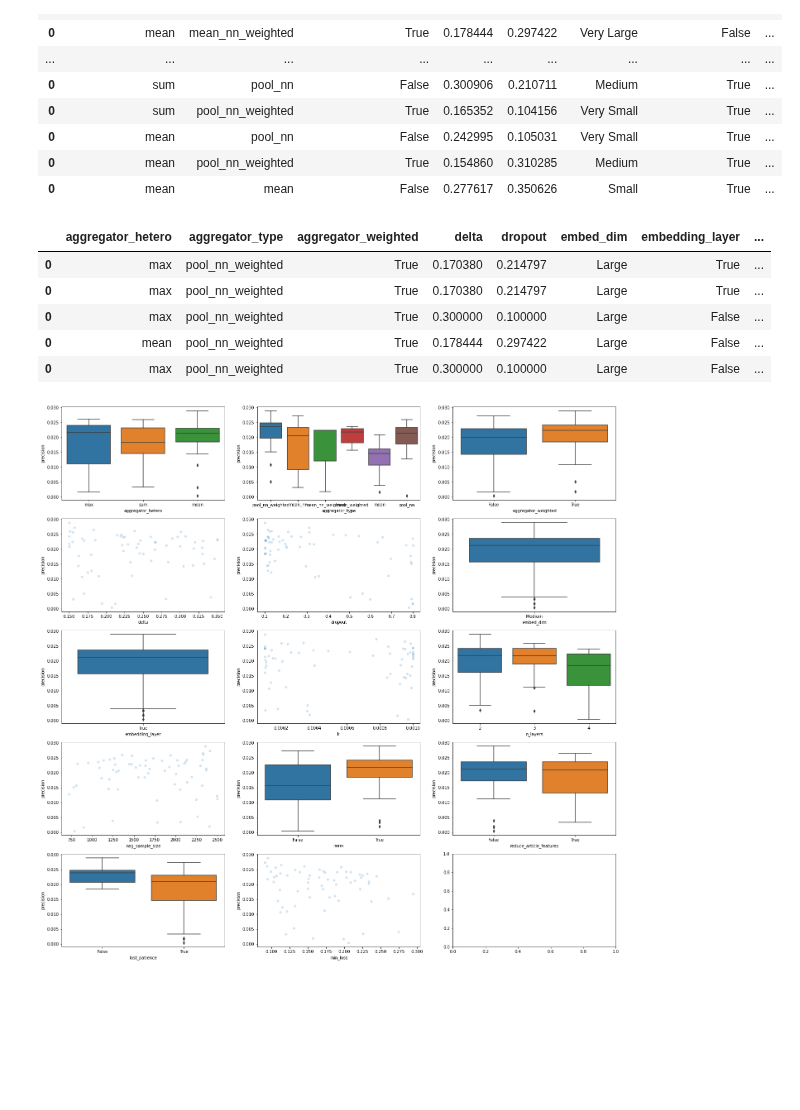
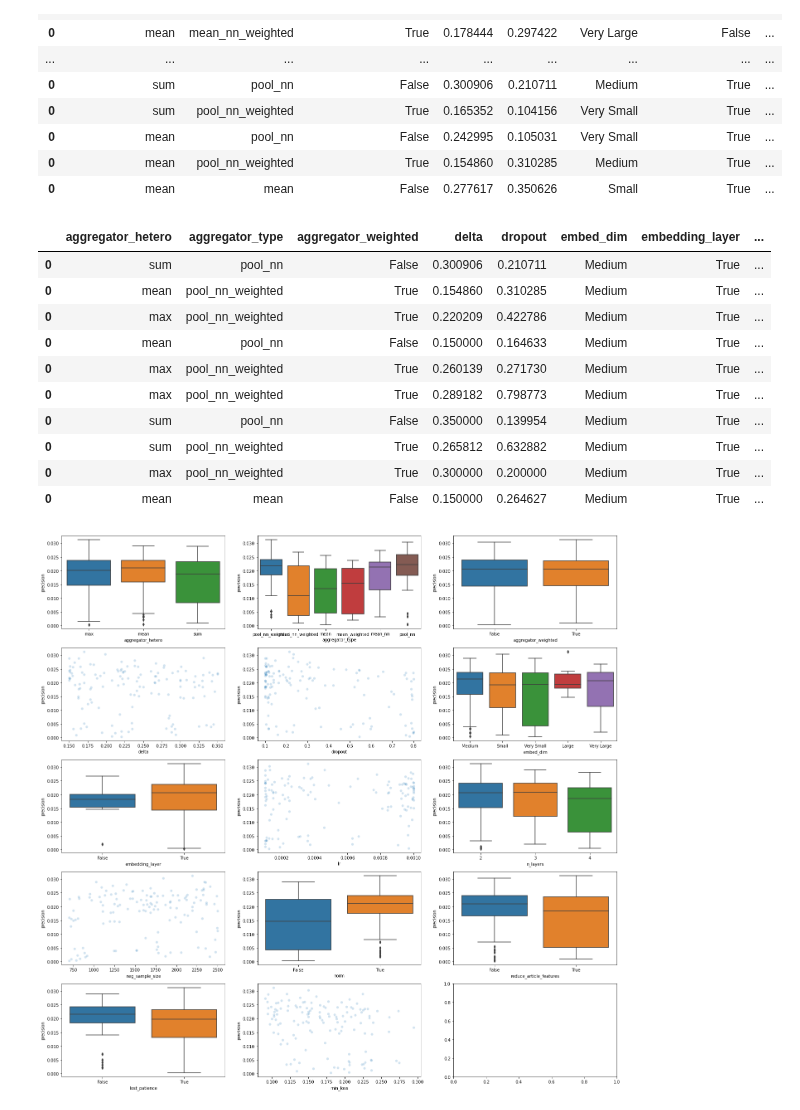
Before and after one commit to treb93/pyhm, a Jupyter notebook: gnn/debug.ipynb, the cells around one changed output. Drawn from its saved outputs; the diff is of its cells as text; code cells hidden in the pictures; blank space fills up the shorter version.

```diff
--- a/gnn/debug.ipynb
+++ b/gnn/debug.ipynb
@@ -118,0 +208,18 @@ model.layers[3] = model.layers[3].to(environment.device)
+# %%
+article_embeddings = graphs.history_graph.nodes['article'].data['h'].tolist()
+# %%
+dataset.customers['embeddings'] = customer_embeddings
+dataset.articles['embeddings'] = article_embeddings
+# %%
+# Process recommandations
+customers_per_batch = 100
+current_index = 0
+length = graphs.history_graph.num_nodes('customer')
+
+# Backup nid indexes to disk.
+customer_index = dataset.customers[['customer_id', 'customer_nid', 'embeddings']]
+customer_index.to_pickle('../pickles/gnn_customer_embeddings.pkl')
+
+article_index = dataset.articles[['article_id', 'article_nid', 'embeddings']]
+article_index.to_pickle('../pickles/gnn_article_embeddings.pkl')
+article_index
@@ -118,0 +287,25 @@ model.layers[3] = model.layers[3].to(environment.device)
+# %%
+
+# Add real customers ID.
+recommandations = recommandations.merge(customer_index[['customer_id', 'customer_nid']], left_on = 0, right_on = "customer_nid", how = "left")
+
+# Add real articles IDs
+for i in range(12):
+    recommandations = recommandations.merge(article_index[['article_id', 'article_nid']], left_on = i+1, right_on = "article_nid", how = "left")
+    recommandations.rename({f"article_id": f"article_{i}"}, axis = 1, inplace = True)
+
+# Remove unused columns
+recommandations.drop(columns = ['article_nid_x', 'article_nid_y'], axis = 1, inplace = True)
+recommandations.drop(columns = [i for i in range(13)], axis = 1, inplace = True)
+
+# Save expanded recommandation list.
+recommandations.to_pickle("../pickles/gnn_recommandations_expanded.pkl")
+
+# Save compiled submission.
+
+recommandations['prediction'] = recommandations.apply(lambda x: [x[f"article_{i}"] for i in range (12)], axis = 1)
+
+submission = pd.read_pickle(environment.customers_path)
+submission = submission[['customer_id']]
+submission = submission.merge(
+    recommandations[['customer_id', 'prediction']], how='left', on='customer_id')
@@ -580,34 +790,39 @@ search_table.sort_values('precision', ascending=False).head(20)
 | 0 | mean | pool_nn_weighted | True | 0.154860 | 0.310285 | Medium | True | ... |
 | 0 | mean | mean | False | 0.277617 | 0.350626 | Small | True | ... |
 # %%
-search_table[search_table['embed_dim'] == 'Large'].sort_values('precision', ascending=False).head(10)
+search_table[(search_table['n_layers'] == 3) & (search_table['embed_dim'] == 'Medium')].sort_values('precision', ascending=False).head(10)
 # %% [output]
 |  | aggregator_hetero | aggregator_type | aggregator_weighted | delta | dropout | embed_dim | embedding_layer | ... |
-| 0 | max | pool_nn_weighted | True | 0.170380 | 0.214797 | Large | True | ... |
-| 0 | max | pool_nn_weighted | True | 0.170380 | 0.214797 | Large | True | ... |
-| 0 | max | pool_nn_weighted | True | 0.300000 | 0.100000 | Large | False | ... |
-| 0 | mean | pool_nn_weighted | True | 0.178444 | 0.297422 | Large | False | ... |
-| 0 | max | pool_nn_weighted | True | 0.300000 | 0.100000 | Large | False | ... |
+| 0 | sum | pool_nn | False | 0.300906 | 0.210711 | Medium | True | ... |
+| 0 | mean | pool_nn_weighted | True | 0.154860 | 0.310285 | Medium | True | ... |
+| 0 | max | pool_nn_weighted | True | 0.220209 | 0.422786 | Medium | True | ... |
+| 0 | mean | pool_nn | False | 0.150000 | 0.164633 | Medium | True | ... |
+| 0 | max | pool_nn_weighted | True | 0.260139 | 0.271730 | Medium | True | ... |
+| 0 | max | pool_nn_weighted | True | 0.289182 | 0.798773 | Medium | True | ... |
+| 0 | sum | pool_nn | False | 0.350000 | 0.139954 | Medium | True | ... |
+| 0 | sum | pool_nn_weighted | True | 0.265812 | 0.632882 | Medium | True | ... |
+| 0 | max | pool_nn_weighted | True | 0.300000 | 0.200000 | Medium | True | ... |
+| 0 | mean | mean | False | 0.150000 | 0.264627 | Medium | True | ... |
 # %%
 search_table.to_pickle("../pickles/search_result_table_backup.pkl")
 # %%
 import seaborn as sns
 import matplotlib.pyplot as plt
 
-search_table_filtered = search_table[search_table['embed_dim'] == 'Small']
+search_table_filtered = search_table
 
 non_numeric = ['aggregator_hetero', 'aggregator_type', 'aggregator_weighted', 'embed_dim', 'embedding_layer', 'reduce_article_features', 'n_layers',
        'norm', 'out_dim', 'hidden_dim', 'precision', 'lost_patience']
 
 fig, axes = plt.subplots(5, 3, figsize=(24, 24))
 
 for i in range(len(search_table_filtered.columns) - 1):
        column = search_table_filtered.columns[i]
        if column in non_numeric:
               sns.boxplot(ax = axes[i // 3][i % 3], x = search_table_filtered.columns[i], y = 'precision',  data = search_table_filtered)
        else :
               sns.scatterplot(ax = axes[i // 3][i % 3], x = search_table_filtered.columns[i], y = 'precision', alpha = 0.2, data = search_table_filtered)
 
 plt.show()
 # %% [output]
-[figure, old version]
+[figure, new version]
```
Also changed, not shown: parts of 65 cells of this notebook, 13 other files.
